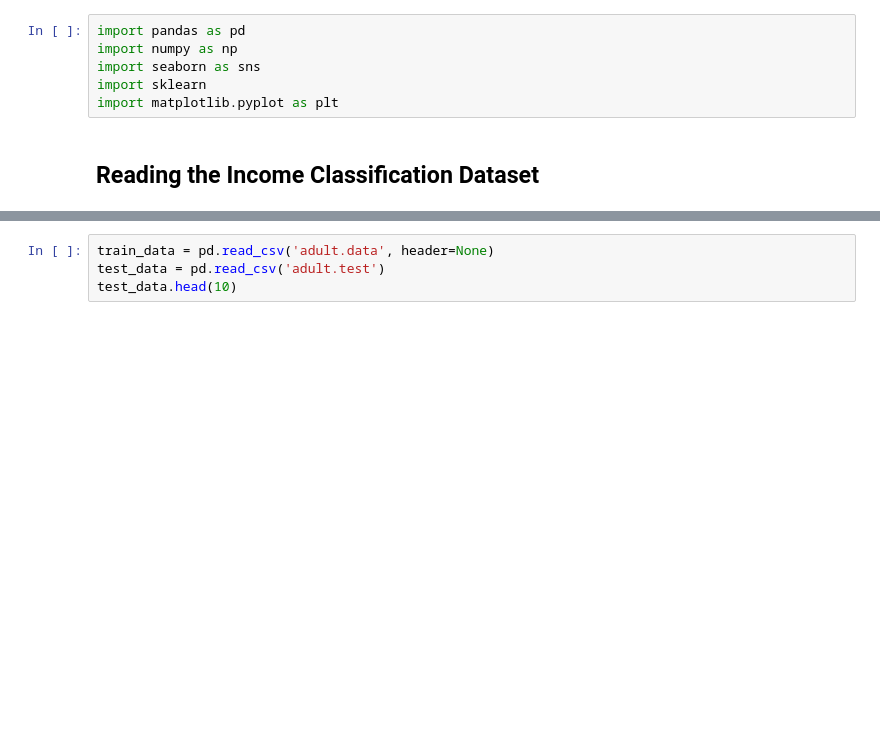
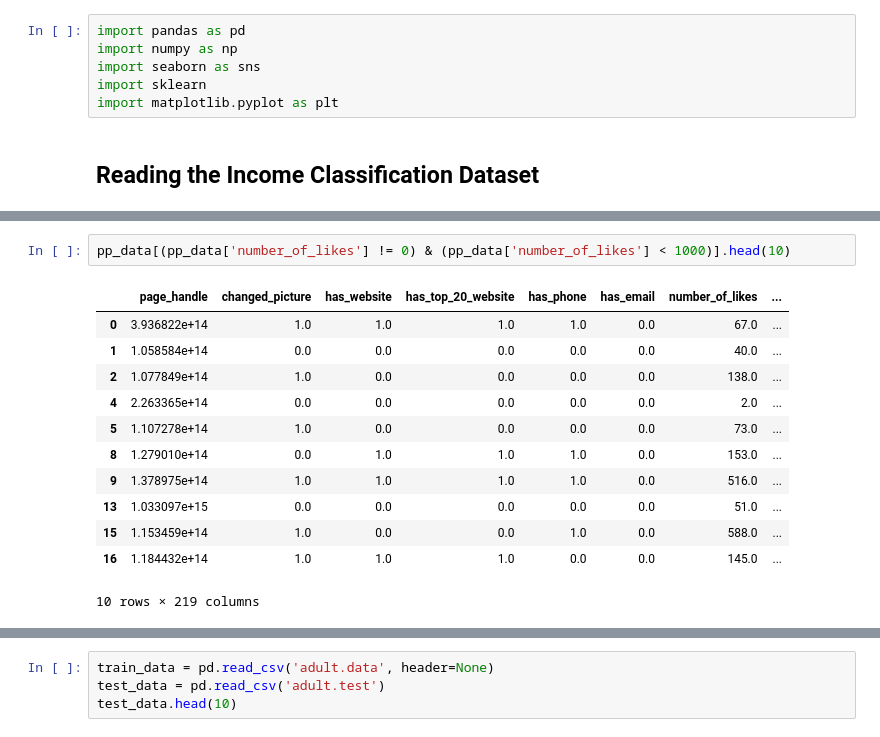
Before and after one commit to liadwg/data_mining_workshop, a Jupyter notebook: like_prediction_workshop.ipynb, the cells around one changed output, grey strips where cells are left out. Saved outputs shown, nothing was run; the diff lists cells and outputs as text; blank space fills up the shorter version.

```diff
--- a/like_prediction_workshop.ipynb
+++ b/like_prediction_workshop.ipynb
@@ -98,0 +153,15 @@ pp_data.head(20)
+# %%
+pp_data[(pp_data['number_of_likes'] != 0) & (pp_data['number_of_likes'] < 1000)].head(10)
+# %% [output]
+|  | page_handle | changed_picture | has_website | has_top_20_website | has_phone | has_email | number_of_likes | ... |
+| 0 | 3.936822e+14 | 1.0 | 1.0 | 1.0 | 1.0 | 0.0 | 67.0 | ... |
+| 1 | 1.058584e+14 | 0.0 | 0.0 | 0.0 | 0.0 | 0.0 | 40.0 | ... |
+| 2 | 1.077849e+14 | 1.0 | 0.0 | 0.0 | 0.0 | 0.0 | 138.0 | ... |
+| 4 | 2.263365e+14 | 0.0 | 0.0 | 0.0 | 0.0 | 0.0 | 2.0 | ... |
+| 5 | 1.107278e+14 | 1.0 | 0.0 | 0.0 | 0.0 | 0.0 | 73.0 | ... |
+| 8 | 1.279010e+14 | 0.0 | 1.0 | 1.0 | 1.0 | 0.0 | 153.0 | ... |
+| 9 | 1.378975e+14 | 1.0 | 1.0 | 1.0 | 1.0 | 0.0 | 516.0 | ... |
+| 13 | 1.033097e+15 | 0.0 | 0.0 | 0.0 | 0.0 | 0.0 | 51.0 | ... |
+| 15 | 1.153459e+14 | 1.0 | 0.0 | 0.0 | 1.0 | 0.0 | 588.0 | ... |
+| 16 | 1.184432e+14 | 1.0 | 1.0 | 1.0 | 0.0 | 0.0 | 145.0 | ... |
+10 rows × 219 columns
```
Also changed, not shown: parts of 8 cells of this notebook, 1 other file.
